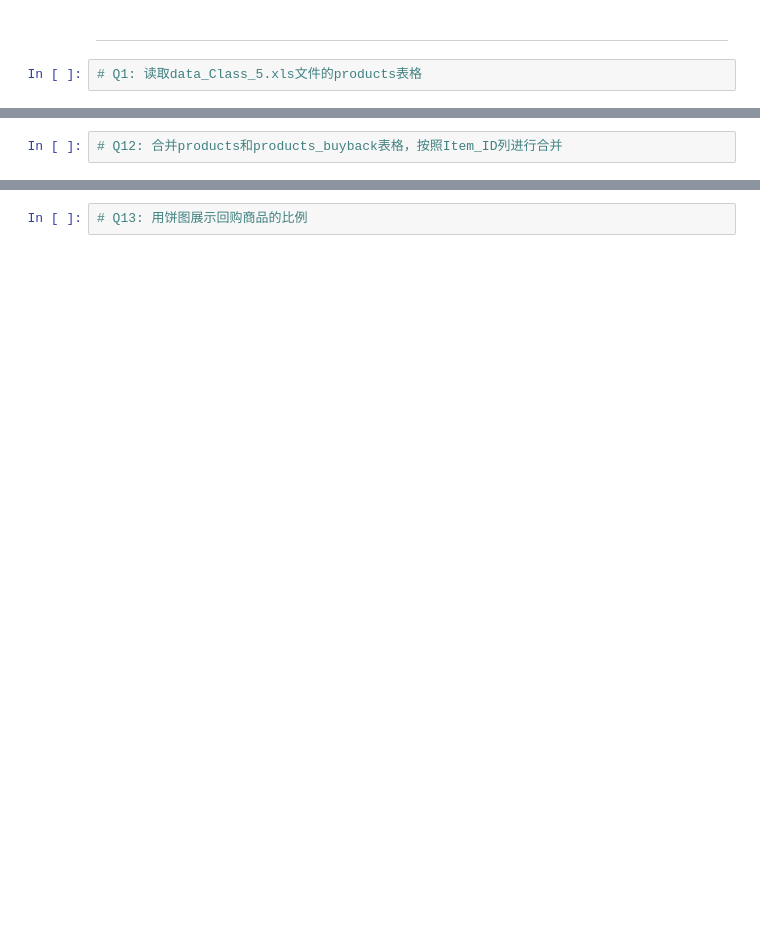
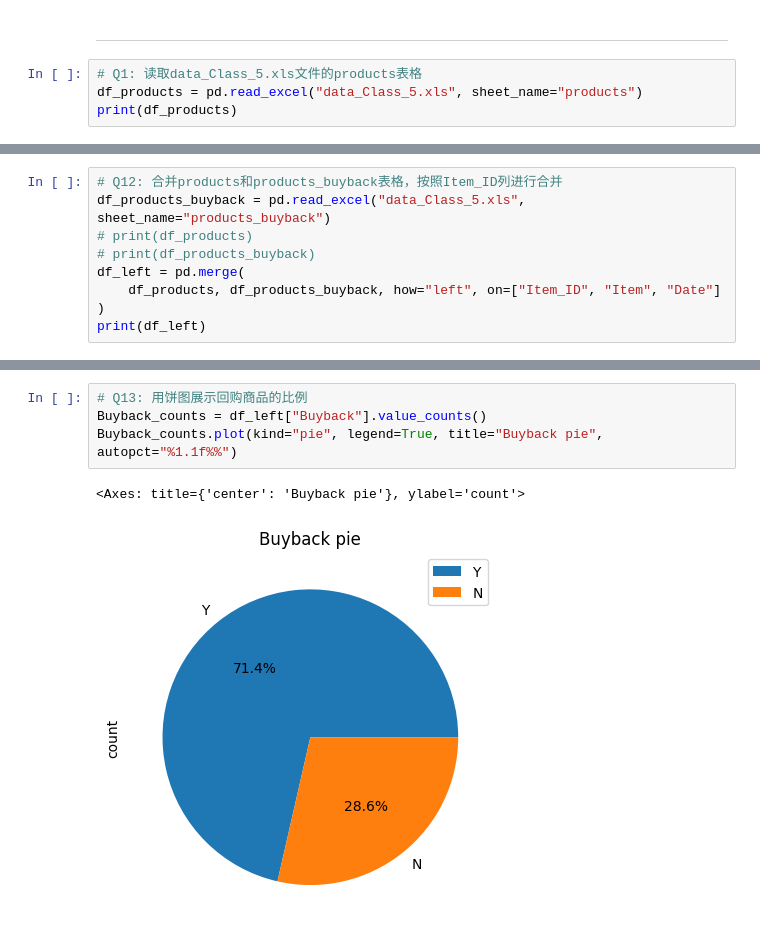
Before and after one commit to chunyi-11/PythonCourse, a Jupyter notebook: Class_5.ipynb, the cells around one changed output, grey strips where cells are left out. Drawn from its saved outputs; the diff is of its cells as text; blank space fills up the shorter version.

```diff
--- a/Class_5.ipynb
+++ b/Class_5.ipynb
@@ -1792,3 +1913,5 @@ print(textwrap.dedent(text))
 ---
 # %%
 # Q1: 读取data_Class_5.xls文件的products表格
+df_products = pd.read_excel("data_Class_5.xls", sheet_name="products")
+print(df_products)
@@ -1815,2 +2110,9 @@ print(textwrap.dedent(text))
 # %%
 # Q12: 合并products和products_buyback表格，按照Item_ID列进行合并
+df_products_buyback = pd.read_excel("data_Class_5.xls", sheet_name="products_buyback")
+# print(df_products)
+# print(df_products_buyback)
+df_left = pd.merge(
+    df_products, df_products_buyback, how="left", on=["Item_ID", "Item", "Date"]
+)
+print(df_left)
@@ -1817,4 +2137,9 @@ print(textwrap.dedent(text))
 # %%
 # Q13: 用饼图展示回购商品的比例
+Buyback_counts = df_left["Buyback"].value_counts()
+Buyback_counts.plot(kind="pie", legend=True, title="Buyback pie", autopct="%1.1f%%")
+# %% [output]
+<Axes: title={'center': 'Buyback pie'}, ylabel='count'>
+[figure, added]
 # %%
 # Q14: 用柱状图展示每类产品的销量
```
Also changed, not shown: parts of 21 cells of this notebook.
